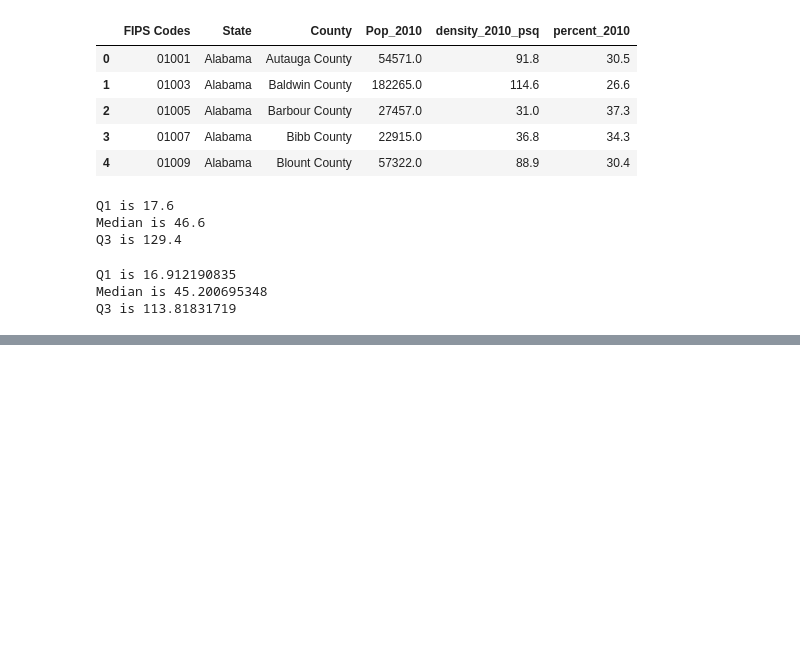
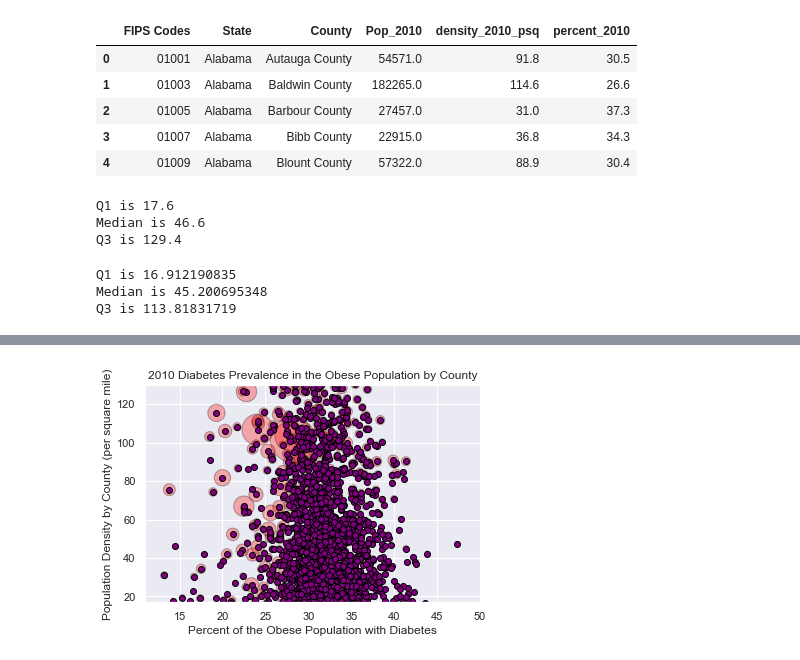
Before and after one commit to matdubois/5horses, a Jupyter notebook: obesity/Gp5_Project_wk.ipynb, the cells around one changed output, grey strips where cells are left out. Saved outputs shown, nothing was run; the diff lists cells and outputs as text; code cells hidden in the pictures; blank space fills up the shorter version.

```diff
--- a/obesity/Gp5_Project_wk.ipynb
+++ b/obesity/Gp5_Project_wk.ipynb
@@ -242,3 +305,34 @@ plt.show()
+# %%
+#chartA1_2010 Bubble Scatter plot - within Q1 & Q3
+plt.grid(True)
+# calls columns from bubble_df
+
+
+x=main_df['percent_2010']
+y=main_df['density_2010_psq']
+
+plt.scatter(x,
+            y,
+            s=main_df['Pop_2010']/1000,
+            alpha = 0.3,
+            c="Red",
+            linewidth=1, edgecolor = "black")
+
+
+# Create a title, x label, and y label for our chart
+plt.title("2010 Diabetes Prevalence in the Obese Population by County")
+plt.xlabel("Percent of the Obese Population with Diabetes")
+plt.ylabel("Population Density by County (per square mile)")
+
+
+#define axis limits
+plt.ylim(17, 130)
+
+plt.scatter(x, y, marker = "o", facecolors = "Purple", edgecolors = "black")
+#plt.show()
+plt.savefig("2013_Not_scaled.png")
+# %% [output]
+[figure, added]
 # %%
 #2010 Bubble Scatter plot - Full Scale
 plt.grid(True)
```
Also changed, not shown: parts of 12 cells of this notebook, 7 other files.
